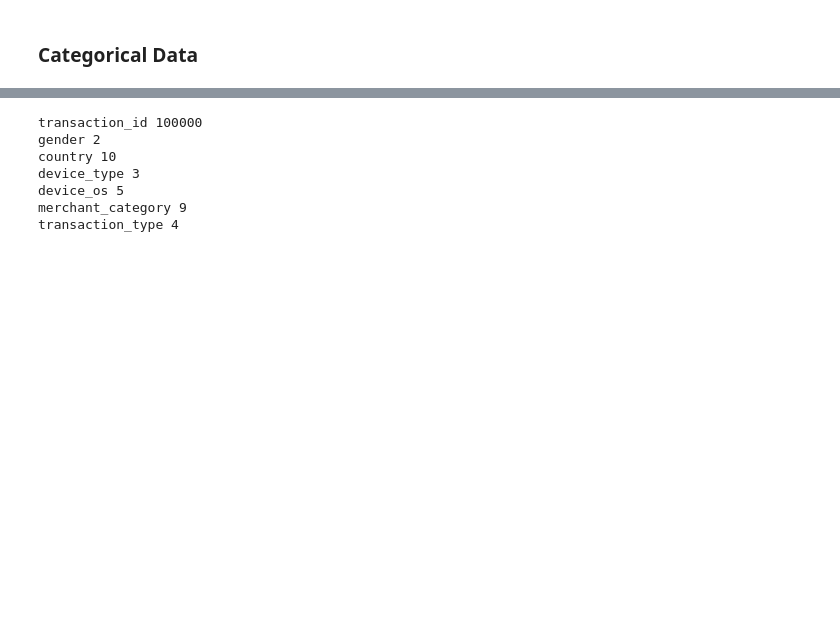
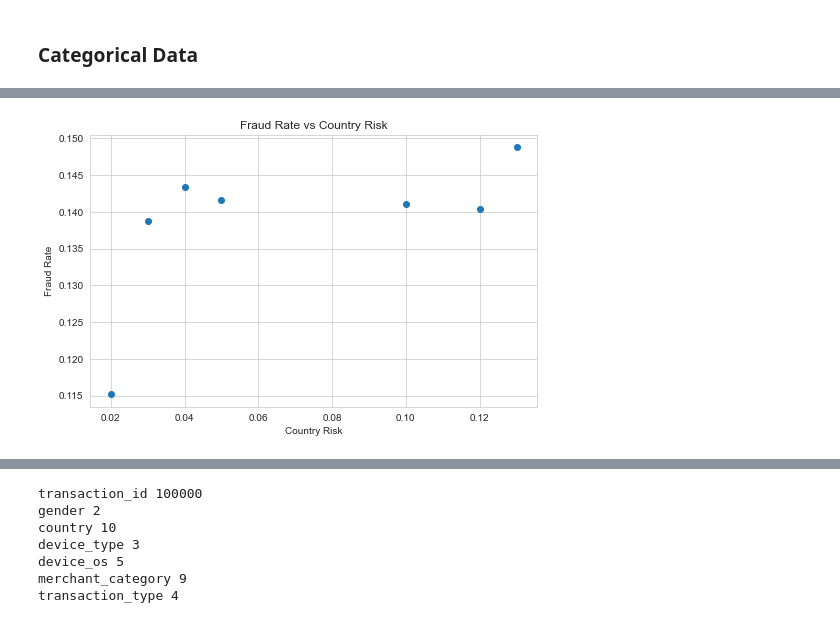
Before and after one commit to suryasuharna23/RestInPeaceMom_Tugas-Besar-2-IF3070-2025, a Jupyter notebook: src/Kelompok 12_ IF3070 Dasar Artificial Intelligence _ Tugas Besar 2 Notebook Template.ipynb, the cells around one changed output, grey strips where cells are left out. Cells and saved outputs as stored; diff of their text form; code cells hidden in the pictures; blank space fills up the shorter version.

```diff
--- a/src/Kelompok 12_ IF3070 Dasar Artificial Intelligence _ Tugas Besar 2 Notebook Template.ipynb
+++ b/src/Kelompok 12_ IF3070 Dasar Artificial Intelligence _ Tugas Besar 2 Notebook Template.ipynb
@@ -311,0 +310,15 @@ plt.show()
+# %%
+risk_fraud = (
+    train_df.groupby('country_risk')['is_fraud']
+      .mean()
+      .reset_index()
+)
+
+plt.figure(figsize=(8,5))
+plt.scatter(risk_fraud['country_risk'], risk_fraud['is_fraud'])
+plt.xlabel("Country Risk")
+plt.ylabel("Fraud Rate")
+plt.title("Fraud Rate vs Country Risk")
+plt.show()
+# %% [output]
+[figure, added]
```
Also changed, not shown: parts of 27 cells of this notebook.
